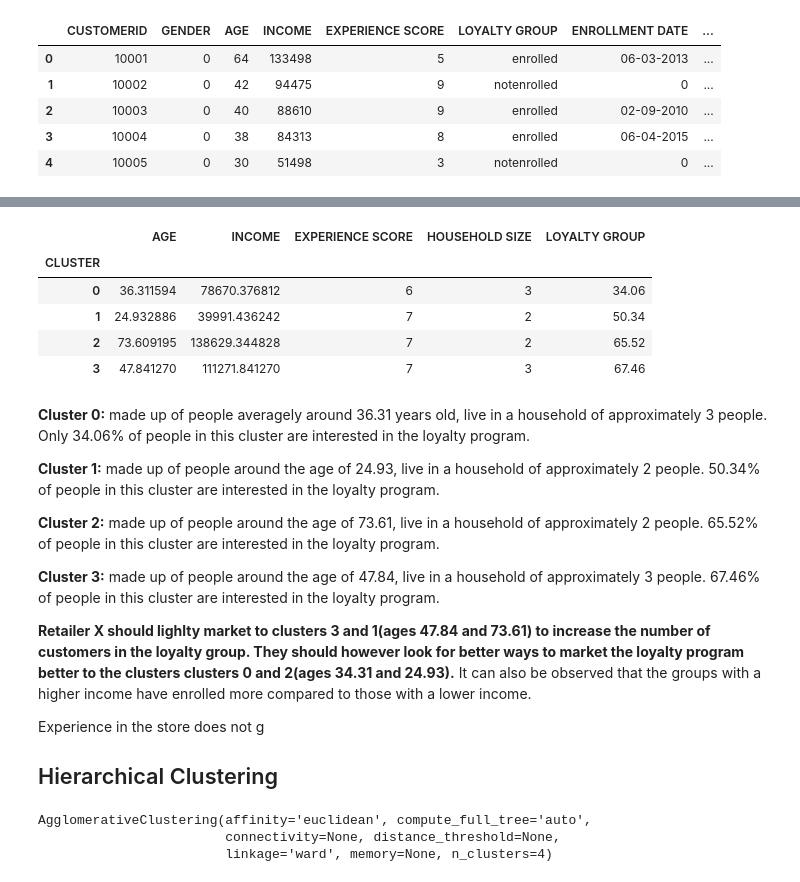
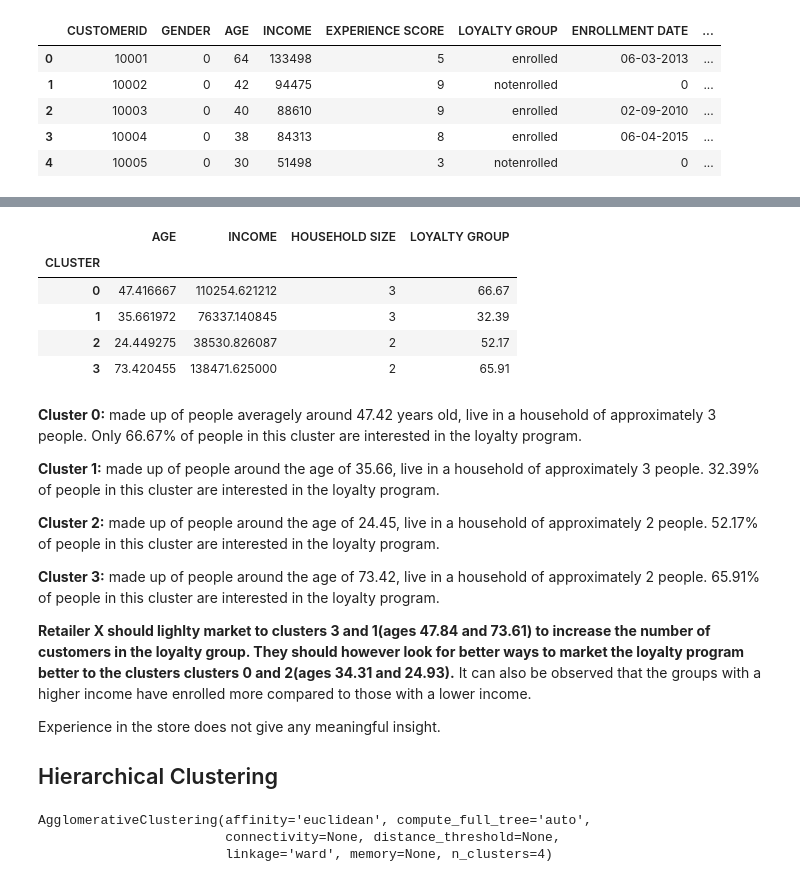
Before and after one commit to CikuKariuki/Retailer-X, a Jupyter notebook: analysis/Retailer X.ipynb, the cells around one changed output, grey strips where cells are left out. Drawn from its saved outputs; the diff is of its cells as text; code cells hidden in the pictures.

```diff
--- a/analysis/Retailer X.ipynb
+++ b/analysis/Retailer X.ipynb
@@ -484,27 +484,27 @@ def percent_loyalty(series):
     percent = ((series.value_counts()['enrolled']/series.count())*100).round(2)
     return percent
 # %%
-customer_demographics.groupby("CLUSTER").agg({'AGE':'mean','INCOME': 'mean', 'EXPERIENCE SCORE': 'median','HOUSEHOLD SIZE': 'median','LOYALTY GROUP': percent_loyalty})
+customer_demographics.groupby("CLUSTER").agg({'AGE':'mean','INCOME': 'mean', 'HOUSEHOLD SIZE': 'median','LOYALTY GROUP': percent_loyalty})
 # %% [output]
-|  | AGE | INCOME | EXPERIENCE SCORE | HOUSEHOLD SIZE | LOYALTY GROUP |
-| CLUSTER |  |  |  |  |  |
-| 0 | 36.311594 | 78670.376812 | 6 | 3 | 34.06 |
-| 1 | 24.932886 | 39991.436242 | 7 | 2 | 50.34 |
-| 2 | 73.609195 | 138629.344828 | 7 | 2 | 65.52 |
-| 3 | 47.841270 | 111271.841270 | 7 | 3 | 67.46 |
+|  | AGE | INCOME | HOUSEHOLD SIZE | LOYALTY GROUP |
+| CLUSTER |  |  |  |  |
+| 0 | 47.416667 | 110254.621212 | 3 | 66.67 |
+| 1 | 35.661972 | 76337.140845 | 3 | 32.39 |
+| 2 | 24.449275 | 38530.826087 | 2 | 52.17 |
+| 3 | 73.420455 | 138471.625000 | 2 | 65.91 |
 # %% [markdown]
-**Cluster 0:** made up of people averagely around 36.31 years old, live in a household of approximately 3 people. Only 34.06% of people in this cluster are interested in the loyalty program.
+**Cluster 0:** made up of people averagely around 47.42 years old, live in a household of approximately 3 people. Only 66.67% of people in this cluster are interested in the loyalty program.
 
-**Cluster 1:** made up of people around the age of 24.93, live in a household of approximately 2 people. 50.34% of people in this cluster are interested in the loyalty program.
+**Cluster 1:** made up of people around the age of 35.66, live in a household of approximately 3 people. 32.39% of people in this cluster are interested in the loyalty program.
 
-**Cluster 2:** made up of people around the age of 73.61, live in a household of approximately 2 people. 65.52% of people in this cluster are interested in the loyalty program.
+**Cluster 2:** made up of people around the age of 24.45, live in a household of approximately 2 people. 52.17% of people in this cluster are interested in the loyalty program.
 
-**Cluster 3:** made up of people around the age of 47.84, live in a household of approximately 3 people. 67.46% of people in this cluster are interested in the loyalty program.
+**Cluster 3:** made up of people around the age of 73.42, live in a household of approximately 2 people. 65.91% of people in this cluster are interested in the loyalty program.
 
 
 **Retailer X should lighlty market to clusters 3 and 1(ages 47.84 and 73.61) to increase the number of customers in the loyalty group. They should however look for better ways to market the loyalty program better to the clusters clusters 0 and 2(ages 34.31 and 24.93).** It can also be observed that the groups with a higher income have enrolled more compared to those with a lower income.
 
-Experience in the store does not g
+Experience in the store does not give any meaningful insight.
 
 
 
```
Also changed, not shown: parts of 30 cells of this notebook.
